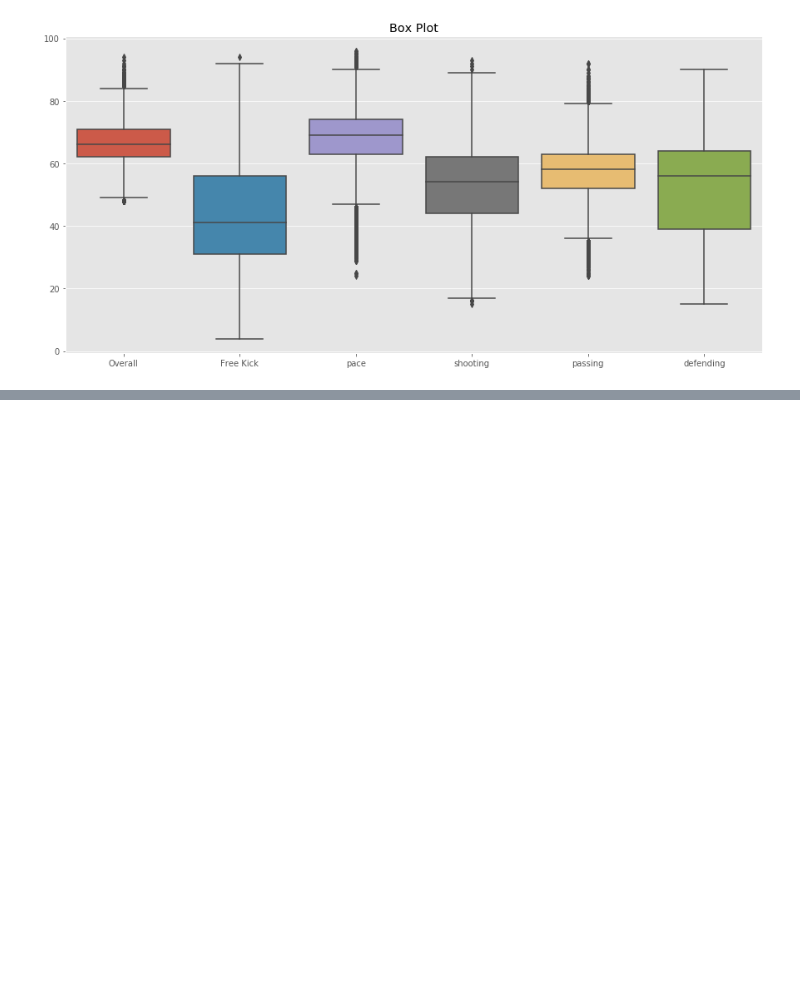
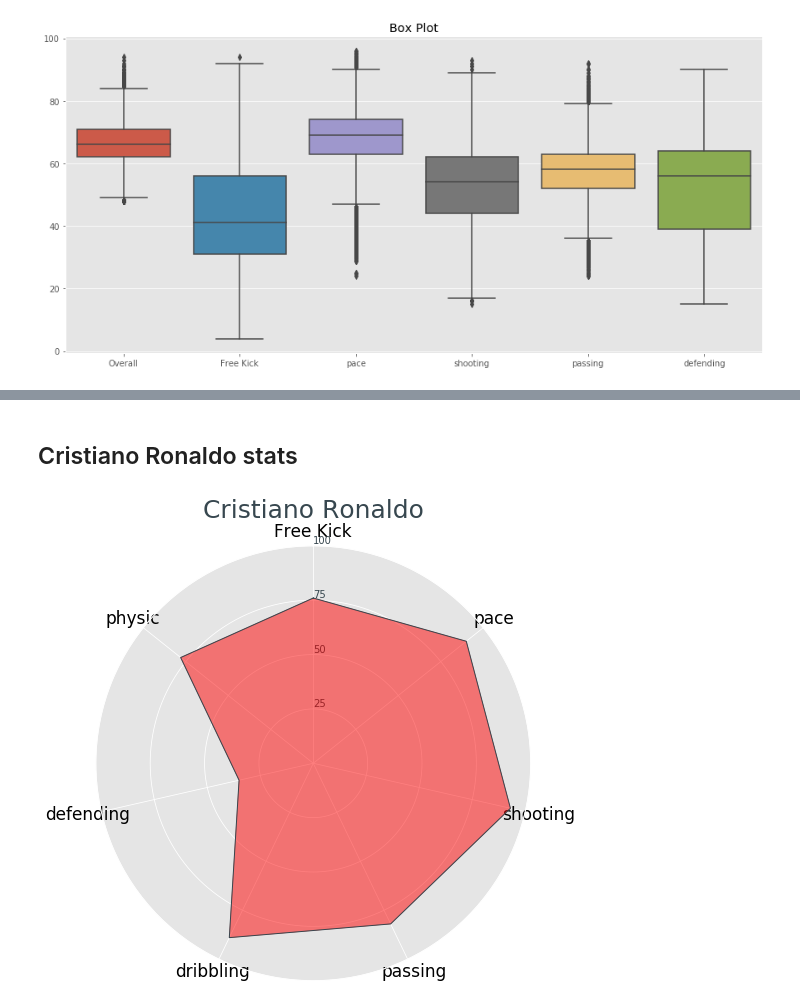
Before and after one commit to shlokadaga/fifa20, a Jupyter notebook: fifa20_project.ipynb, the cells around one changed output, grey strips where cells are left out. Saved outputs shown, nothing was run; the diff lists cells and outputs as text; code cells hidden in the pictures; blank space fills up the shorter version.

```diff
--- a/fifa20_project.ipynb
+++ b/fifa20_project.ipynb
@@ -546,0 +614,6 @@ plt.show()
+# %% [markdown]
+## Cristiano Ronaldo stats
+# %%
+graphpolar(1)
+# %% [output]
+[figure, added]
```
Also changed, not shown: parts of 10 cells of this notebook.
